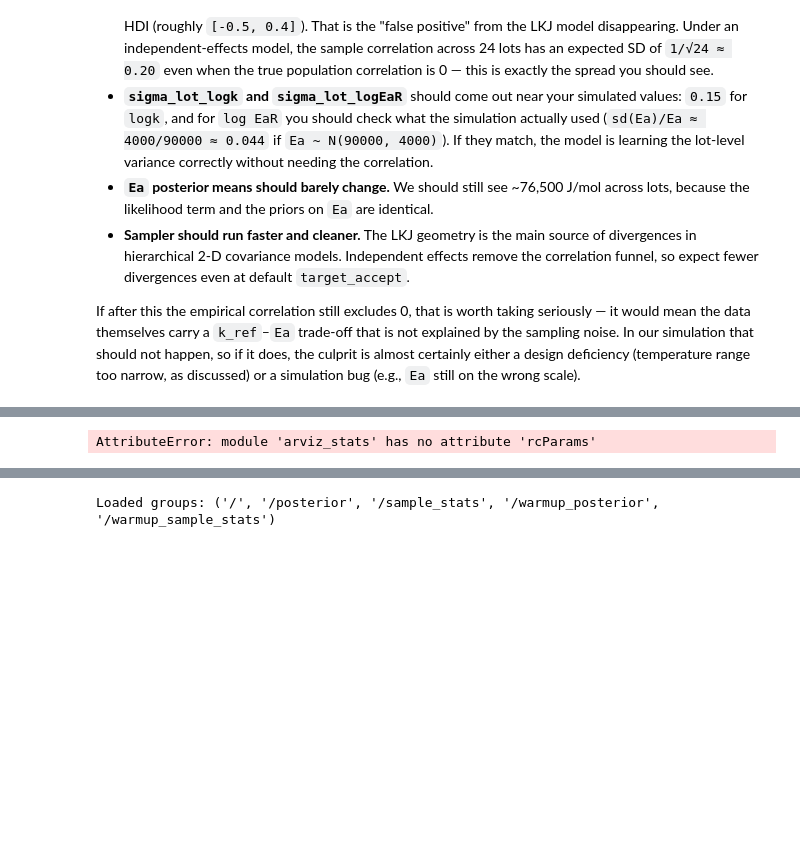
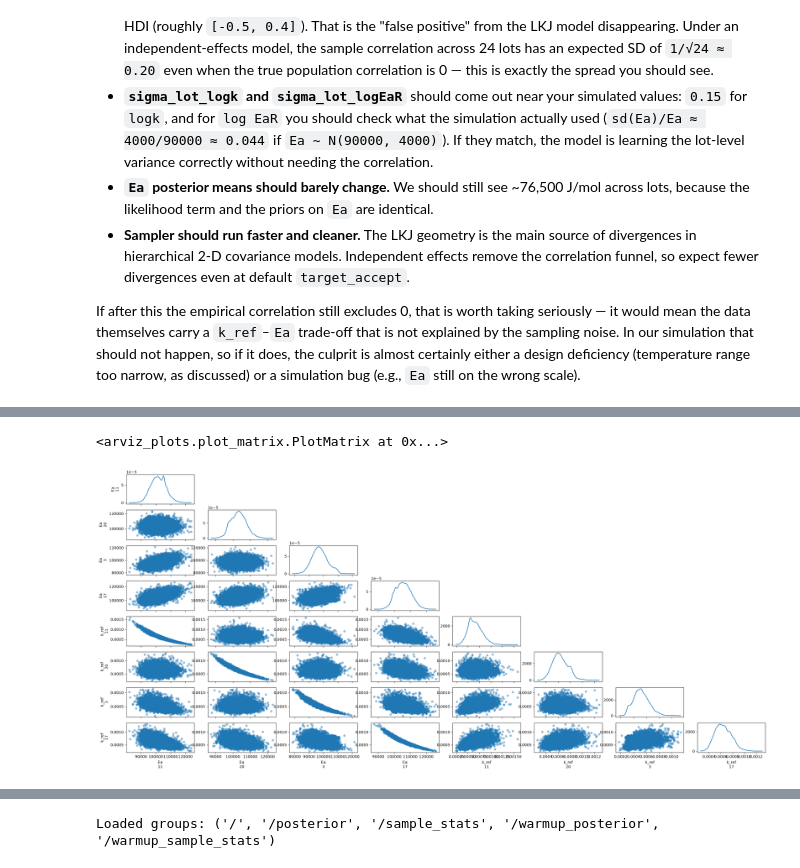
Before and after one commit to lantonov/Optimisation, a Jupyter notebook: Arrhenius_non_linear.ipynb, the cells around one changed output, grey strips where cells are left out. Cells and saved outputs as stored; diff of their text form; code cells hidden in the pictures; blank space fills up the shorter version.

```diff
--- a/Arrhenius_non_linear.ipynb
+++ b/Arrhenius_non_linear.ipynb
@@ -954,23 +771,24 @@ az.plot_pair(
 # %%
 import arviz as az
 import numpy as np
 
 # Pick 4 random lots
 lots_to_plot = np.random.choice(24, 4, replace=False)
 
 # Temporarily raise maximum subplots
-az.rcParams["plot.max_subplots"] = 20
+az.rcParams["plot.max_subplots"] = 100
 
 # Under the new ArviZ v1.x plotting backend, we use 'marginal' instead of 'marginals'
 # and we do not pass 'kind' or 'divergences' directly as standard keyword arguments.
 az.plot_pair(
     idata,
     var_names=["Ea", "k_ref"],
     coords={"lot": lots_to_plot},
     marginal=True
 )
 # %% [output]
-AttributeError: module 'arviz_stats' has no attribute 'rcParams'
+<arviz_plots.plot_matrix.PlotMatrix at 0x...>
+[figure, added]
 # %%
 import numpy as np
 import matplotlib.pyplot as plt
```
Also changed, not shown: parts of 39 cells of this notebook.
